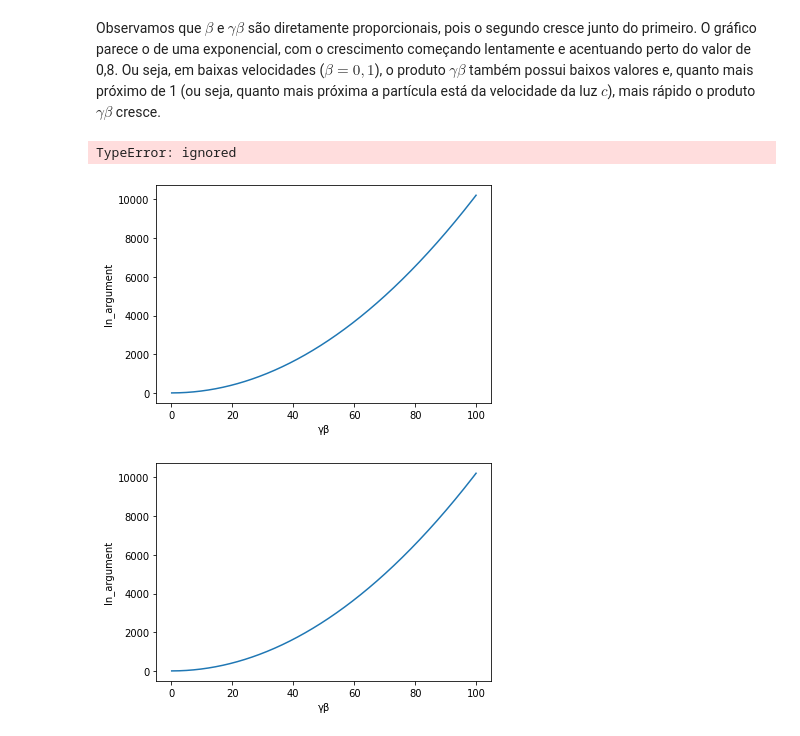
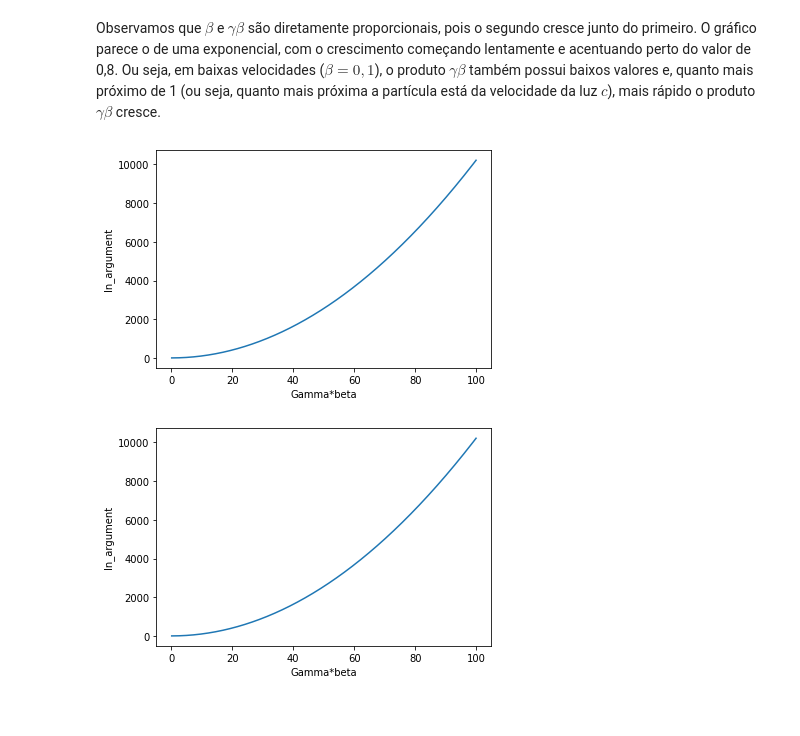
Before and after one commit to Victor17in/PythonCurso, a Jupyter notebook: Cópia_de_Projeto_1_FernandaA_Flavia_Victor.ipynb, the cells around one changed output. Saved outputs shown, nothing was run; the diff lists cells and outputs as text; code cells hidden in the pictures.

```diff
--- a/Cópia_de_Projeto_1_FernandaA_Flavia_Victor.ipynb
+++ b/Cópia_de_Projeto_1_FernandaA_Flavia_Victor.ipynb
@@ -68,87 +77,42 @@ Text(0.5, 0, 'beta')
 [figure]
 # %% [markdown]
 Observamos que $\beta$ e $\gamma \beta$ são diretamente proporcionais, pois o segundo cresce junto do primeiro. O gráfico parece o de uma exponencial, com o crescimento começando lentamente e acentuando perto do valor de 0,8. Ou seja, em baixas velocidades ($\beta = 0,1$), o produto $\gamma \beta$ também possui baixos valores e, quanto mais próximo de 1 (ou seja, quanto mais próxima a partícula está da velocidade da luz $c$), mais rápido o produto $\gamma \beta$ cresce.
-# %%
-#5 no good
-#-(dE/dx) = K*(z**2)*(pho)*(Z/A)
-
-#m*(c**2) = 0.511
-#I = 1
-
-def ln_argument(beta, gamma):
-    beta = 0
-    betalimit = 0.995
-    betalist = []
-    gammalist = []
-    gammabetalist = []
-    lnbetalist = []
-    lngammalist = []
-    lnbetagammalist = []
-
-    while beta <= betalimit:
-      betalist.append(beta)
-      gamma(beta)
-      gammalist.append(gamma(beta))
-      gammabetalist.append(beta*(gamma(beta)))
-      lnbetalist.append(np.ln(beta))
-      lngammaist.append(np.ln(gamma))
-      lnbetagammalist.append(np.ln(beta*gamma(beta)))
-
-    #a = np.ln((beta*gamma)**2)
-
-    dadosdebeta = lnbetalist
-    dadosdegamma = lngammalist
-    plt.plot(dadosdebeta,dadosdegamma)
-    plt.xlabel("gamma")
-    plt.ylabel("beta")
-
-    return a
-
-ln_argument()
-# %% [output]
-TypeError: ignored
 # %%
 #5
-# Trace o argumento do log natural na equa ̧c ̃ao de Bethe-Block em uma função de γβ.
-# Faça o argumento ser uma nova função ln argument(). Para você: essa função deve
-# aceitar β ou γ como um argumento, ou ambos, ou seu produto? Observe que pode ser
-# muito difícil obter β com uma boa precis ̃ao a partir γ em baixas velocidades; o oposto  ́e
-# difícil em velocidades muito altas. Faça o gráfico para um intervalo de 0,1 a 100.
-
 # Constantes para o argumento do log natural da eq. de Bethe-Block
 m_ec2 = 0.5110 # MeV (Massa do elétron)
 I = 1 # MeV (Energia média de excitação)
 
 # Gráfico deve ser: ln_argument vs gamma*beta
 # Intervalo 0.1 até 100.
 N_intervals = 1000
 GammaBeta = np.linspace(0.1,100, N_intervals)
 ln_argument_list = []
 
 for element in GammaBeta:
     value = 2*m_ec2*(element)**2/I
     ln_argument_list.append(value)
 
-# Trace o argumento do log natural na equa ̧c ̃ao de Bethe-Block em uma função de γβ.
+# Trace o argumento do log natural na equacao de Bethe-Block em uma função de γβ.
 plt.plot(GammaBeta,ln_argument_list)
-plt.xlabel("γβ")
+plt.xlabel("Gamma*beta")
 plt.ylabel("ln_argument")
 plt.show()
 
 # Definindo ln_argument
 # Qual deve ser o argumento da função? Gamma, Beta ou Gamma*Beta
 def ln_argument(gamma_beta):
     """
     Dado um valor de gamma_beta, produz um argumento do log natural da eq. de Bethe-Block
     """
     return 2*m_ec2*(gamma_beta)**2/I
 
 lnArgumentList = [ln_argument(gamma_beta) for gamma_beta in GammaBeta]
 
 plt.plot(GammaBeta,lnArgumentList)
-plt.xlabel("γβ")
+plt.xlabel("Gamma*beta")
 plt.ylabel("ln_argument")
 plt.show()
 # %% [output]
-[figure, old version]
+[figure, new version]
-[figure, old version]
+[figure, new version]
```
Also changed, not shown: parts of 9 cells of this notebook.
